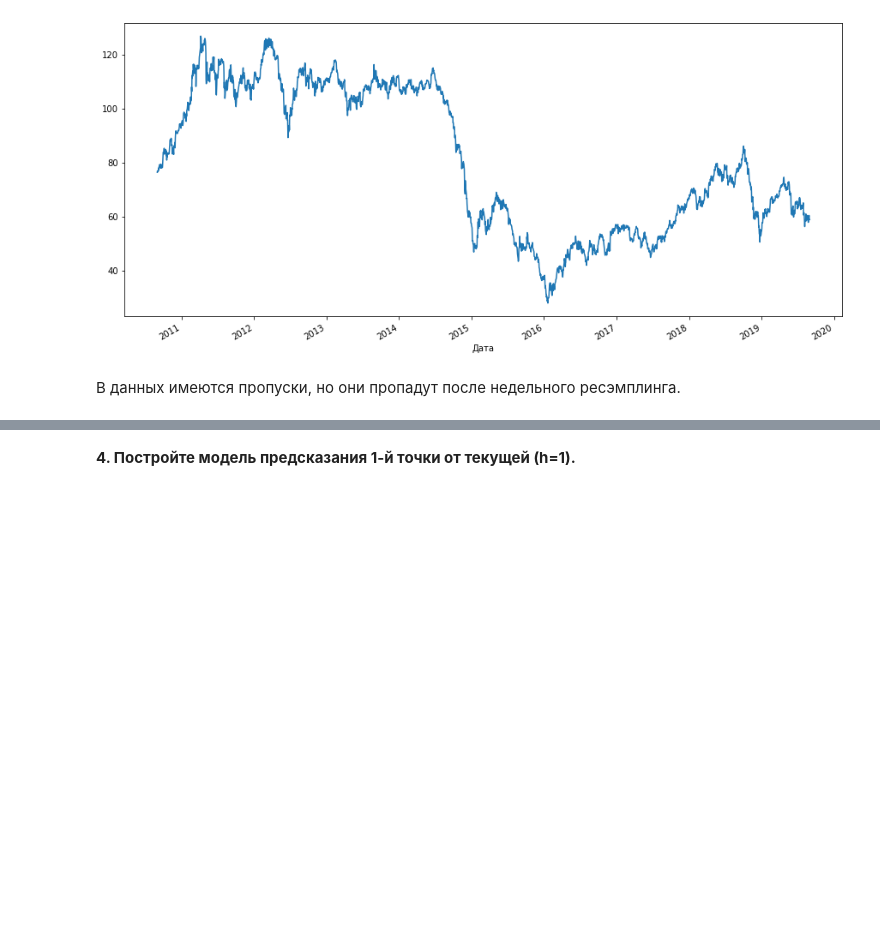
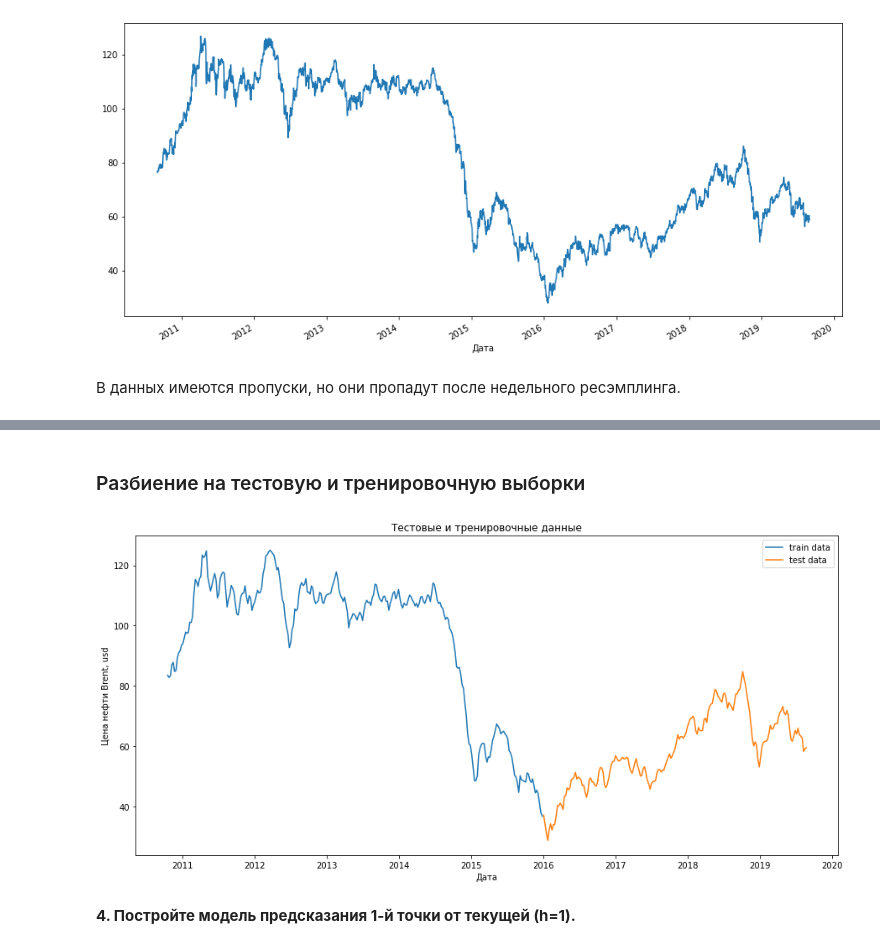
Before and after one commit to dimireme/gb_ml_at_bisines, a Jupyter notebook: lesson_5.ipynb, the cells around one changed output, grey strips where cells are left out. Saved outputs shown, nothing was run; the diff lists cells and outputs as text; code cells hidden in the pictures; blank space fills up the shorter version.

```diff
--- a/lesson_5.ipynb
+++ b/lesson_5.ipynb
@@ -140,0 +382,8 @@ data_week['diff1'] = data_week['Значение'].diff(1)
+# %%
+list_param_k = np.where(sfk.get_support())[0]
+list_param_p = np.where(sfp.get_support())[0]
+list_param_m = np.where(sfm.get_support())[0]
+
+print('Номера признаков k лучших признаков : ', list_param_k)
+print('Номера признаков лучших признаков по процентной форме: ', list_param_p)
+print('Номера признаков для выбора по модели : ', list_param_m)
@@ -140,0 +394,3 @@ data_week['diff1'] = data_week['Значение'].diff(1)
+# %%
+feature_list = np.unique(np.concatenate((list_param_k, list_param_p, list_param_m)))
+data_week.columns[feature_list]
@@ -141,2 +429,33 @@ data_week['diff1'] = data_week['Значение'].diff(1)
+# %% [markdown]
+### Разбиение на тестовую и тренировочную выборки
+# %%
+# разбиение на тестовую и тренировочную выборку
+def split_data(data, split_date):
+    return data.loc[data.index <= split_date].copy(), \
+           data.loc[data.index >  split_date].copy()
+# %%
+h = 1
+
+X = data_week.iloc[p+1:-h, feature_list]
+y = data_week['Значение'].values[h+p+1:].reshape((data_week.shape[0]-h-p-1, 1))
+
+train, test = split_data(X, '01-01-2016')
+
+X_train = scaler_x.transform(train.values)
+X_test = scaler_x.transform(test.values)
+y_train = scaler_y.transform(y[:train.shape[0]])
+y_test = scaler_y.transform(y[-test.shape[0]:])
+# %%
+plt.figure( figsize=(15, 7))
+plt.plot(train.index, train['Значение'], label='train data' )
+plt.plot(test.index, test['Значение'], label='test data')
+
+plt.xlabel('Дата')
+plt.ylabel('Цена нефти Brent, usd')
+plt.title('Тестовые и тренировочные данные')
+plt.legend()
+plt.show()
+# %% [output]
+[figure, added]
 # %% [markdown]
 **4. Постройте модель предсказания 1-й точки от текущей (h=1).**
```
Also changed, not shown: parts of 74 cells of this notebook, 2 other files.
